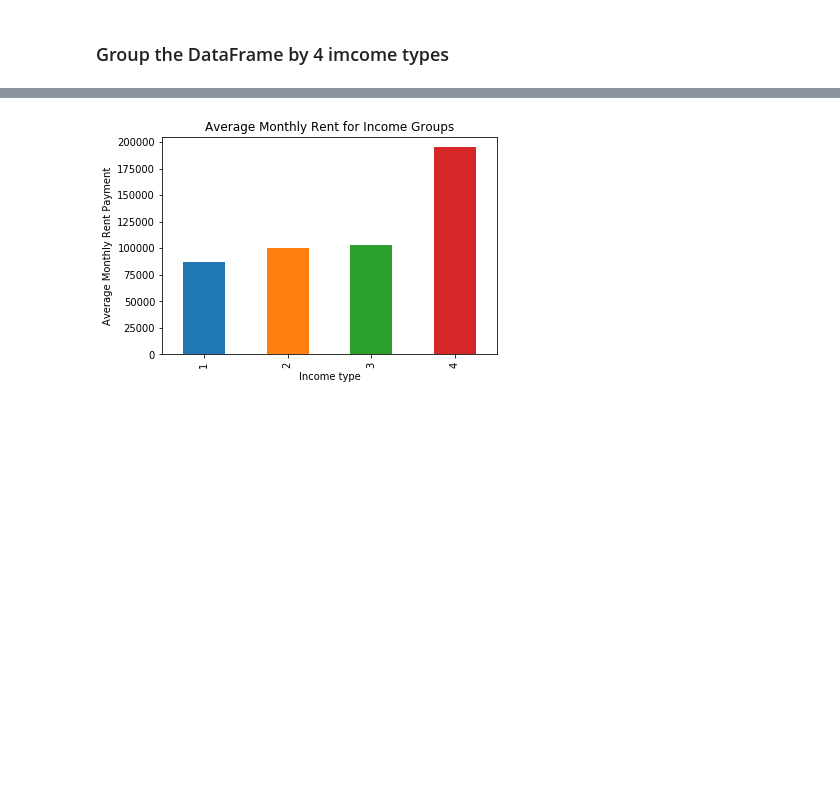
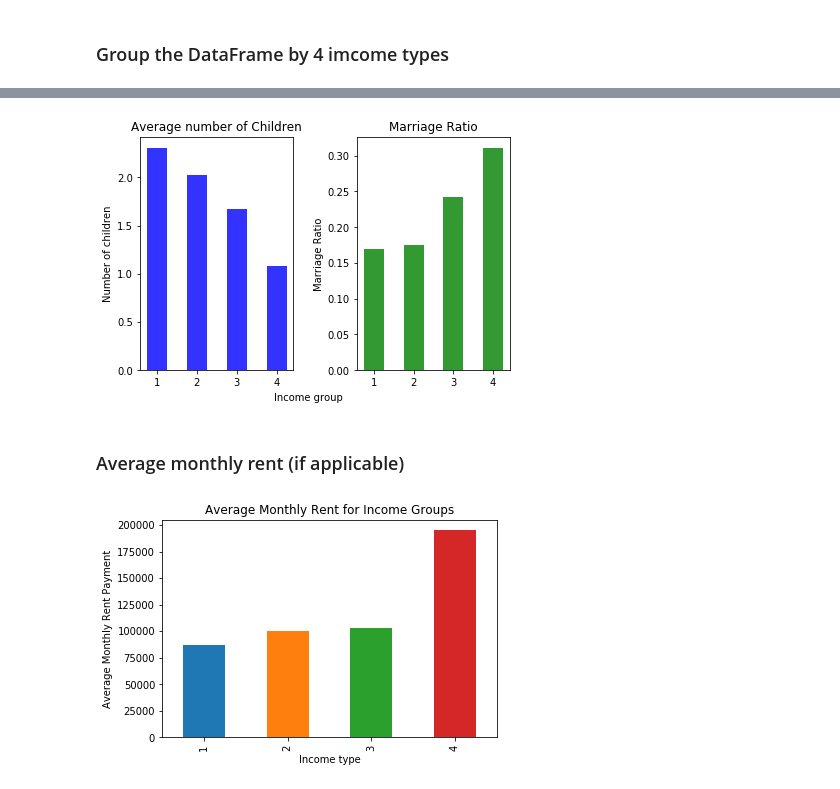
Before and after one commit to zhaomh1998/ece143, a Jupyter notebook: plot1.ipynb, the cells around one changed output, grey strips where cells are left out. Saved outputs shown, nothing was run; the diff lists cells and outputs as text; code cells hidden in the pictures; blank space fills up the shorter version.

Commit message:
Added children number and marriage plot

```diff
--- a/plot1.ipynb
+++ b/plot1.ipynb
@@ -63,3 +95,23 @@ g4 = grp.get_group(4)
+# %%
+fig, axes = plt.subplots(1,2)
+bar_width = 0.5
+opacity = 0.8
+index = [1,2,3,4]
+avg_child = [ig['hogar_nin'].sum()/ig.shape[0] for ig in [g1,g2,g3,g4]]
+marriage_perc = [ig['estadocivil3'].sum()/ig.shape[0] for ig in [g1,g2,g3,g4]]
+
+axes[0].bar(index, avg_child, bar_width, alpha=opacity, color='b')
+axes[0].set_title('Average number of Children'); axes[0].set_ylabel('Number of children')
+
+axes[1].bar(index, marriage_perc, bar_width, alpha=opacity, color='g')
+axes[1].set_title('Marriage Ratio'); axes[1].set_ylabel('Marriage Ratio')
+
+fig.text(0.5, 0, 'Income group', ha='center', va='center')
+fig.tight_layout()
+# %% [output]
+[figure, added]
+# %% [markdown]
+### Average monthly rent (if applicable)
 # %%
 pd.Series([g1['v2a1'].dropna()[lambda x:x!=0].mean(),
           g2['v2a1'].dropna()[lambda x:x!=0].mean(),
```
Also changed, not shown: parts of 2 cells of this notebook.
